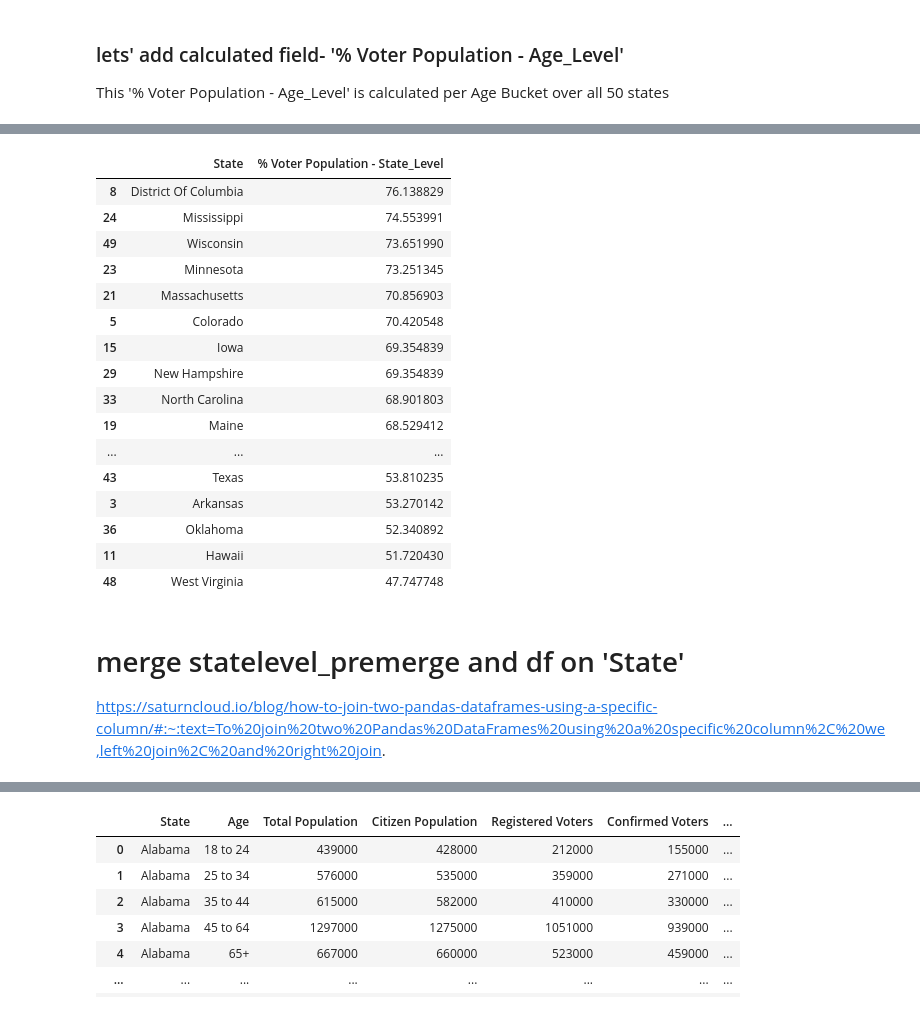
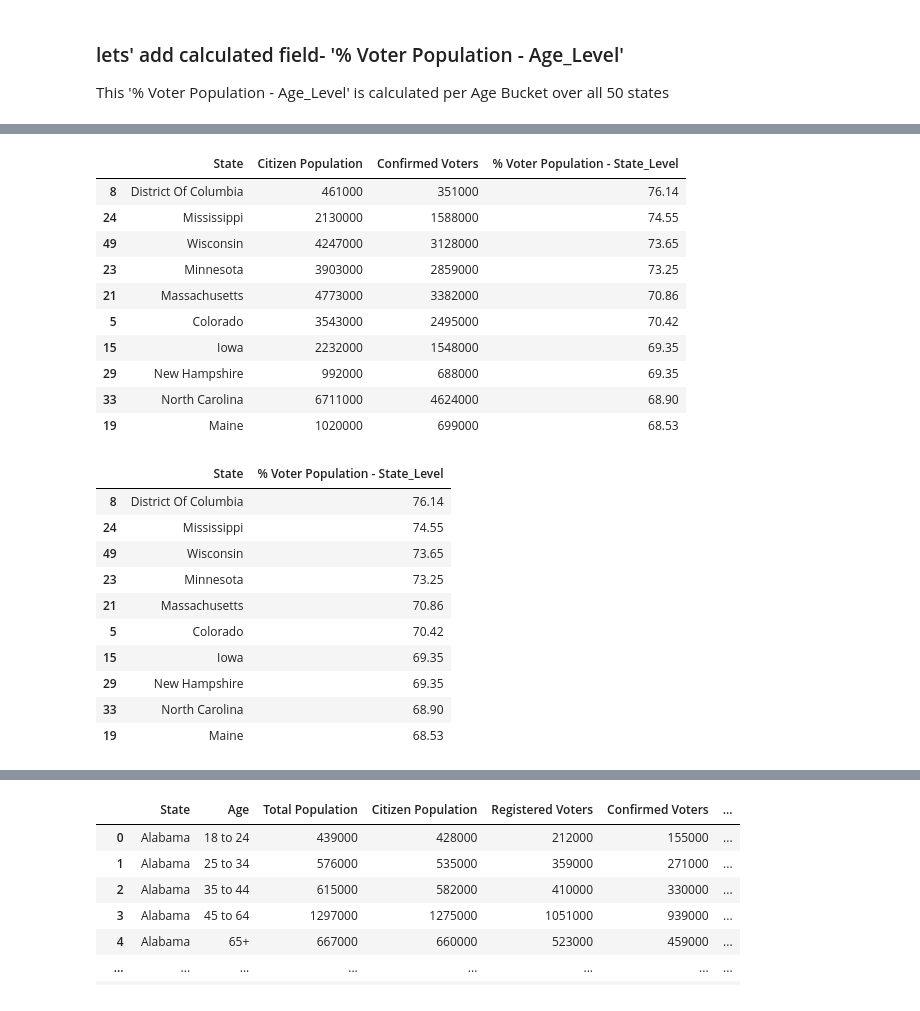
Before and after one commit to JeffreyAsuncion/Data_Analysis_2012_US_Voter_Data, a Jupyter notebook: US_Voter_2012.ipynb, the cells around one changed output, grey strips where cells are left out. Drawn from its saved outputs; the diff is of its cells as text; code cells hidden in the pictures.

Commit message:
cleaned up the calculated columns for age and state level

```diff
--- a/US_Voter_2012.ipynb
+++ b/US_Voter_2012.ipynb
@@ -159,5 +159,5 @@ df_state_level['% Voter Population'] = df_state_level['Confirmed Voters'] / df_s
 # %%
-df_state_level = df_state_level.sort_values(by=['% Voter Population'], ascending=False)
+df_state_level = df_state_level.sort_values(by=['% Voter Population - State_Level'], ascending=False)
 # %% [markdown]
 ## the Top 5 states with highest '% Voter Population'
 
@@ -309,0 +391,2 @@ new_df
+# %%
+pd.set_option('display.max_columns', None)
@@ -310,28 +449,31 @@ new_df
+# %%
+# now merge with state level % vote calculations
+df_state_level.head(10)
+# %% [output]
+|  | State | Citizen Population | Confirmed Voters | % Voter Population - State_Level |
+| 8 | District Of Columbia | 461000 | 351000 | 76.14 |
+| 24 | Mississippi | 2130000 | 1588000 | 74.55 |
+| 49 | Wisconsin | 4247000 | 3128000 | 73.65 |
+| 23 | Minnesota | 3903000 | 2859000 | 73.25 |
+| 21 | Massachusetts | 4773000 | 3382000 | 70.86 |
+| 5 | Colorado | 3543000 | 2495000 | 70.42 |
+| 15 | Iowa | 2232000 | 1548000 | 69.35 |
+| 29 | New Hampshire | 992000 | 688000 | 69.35 |
+| 33 | North Carolina | 6711000 | 4624000 | 68.90 |
+| 19 | Maine | 1020000 | 699000 | 68.53 |
 # %%
-df_state_level_premerge = df_state_level[['State', '% Voter Population']]
+df_state_level_premerge = df_state_level[['State', '% Voter Population - State_Level']]
-# %%
-df_state_level_premerge = df_state_level_premerge.rename(columns={'% Voter Population':'% Voter Population - State_Level'})
 # %%
-df_state_level_premerge
+df_state_level_premerge.head(10)
 # %% [output]
 |  | State | % Voter Population - State_Level |
-| 8 | District Of Columbia | 76.138829 |
-| 24 | Mississippi | 74.553991 |
-| 49 | Wisconsin | 73.651990 |
-| 23 | Minnesota | 73.251345 |
-| 21 | Massachusetts | 70.856903 |
-| 5 | Colorado | 70.420548 |
-| 15 | Iowa | 69.354839 |
-| 29 | New Hampshire | 69.354839 |
-| 33 | North Carolina | 68.901803 |
-| 19 | Maine | 68.529412 |
-| ... | ... | ... |
-| 43 | Texas | 53.810235 |
-| 3 | Arkansas | 53.270142 |
-| 36 | Oklahoma | 52.340892 |
-| 11 | Hawaii | 51.720430 |
-| 48 | West Virginia | 47.747748 |
+| 8 | District Of Columbia | 76.14 |
+| 24 | Mississippi | 74.55 |
+| 49 | Wisconsin | 73.65 |
+| 23 | Minnesota | 73.25 |
+| 21 | Massachusetts | 70.86 |
+| 5 | Colorado | 70.42 |
+| 15 | Iowa | 69.35 |
+| 29 | New Hampshire | 69.35 |
+| 33 | North Carolina | 68.90 |
+| 19 | Maine | 68.53 |
-# %% [markdown]
-# merge statelevel_premerge and df on 'State'
-
-https://saturncloud.io/blog/how-to-join-two-pandas-dataframes-using-a-specific-column/#:~:text=To%20join%20two%20Pandas%20DataFrames%20using%20a%20specific%20column%2C%20we,left%20join%2C%20and%20right%20join.
```
Also changed, not shown: parts of 62 cells of this notebook.
